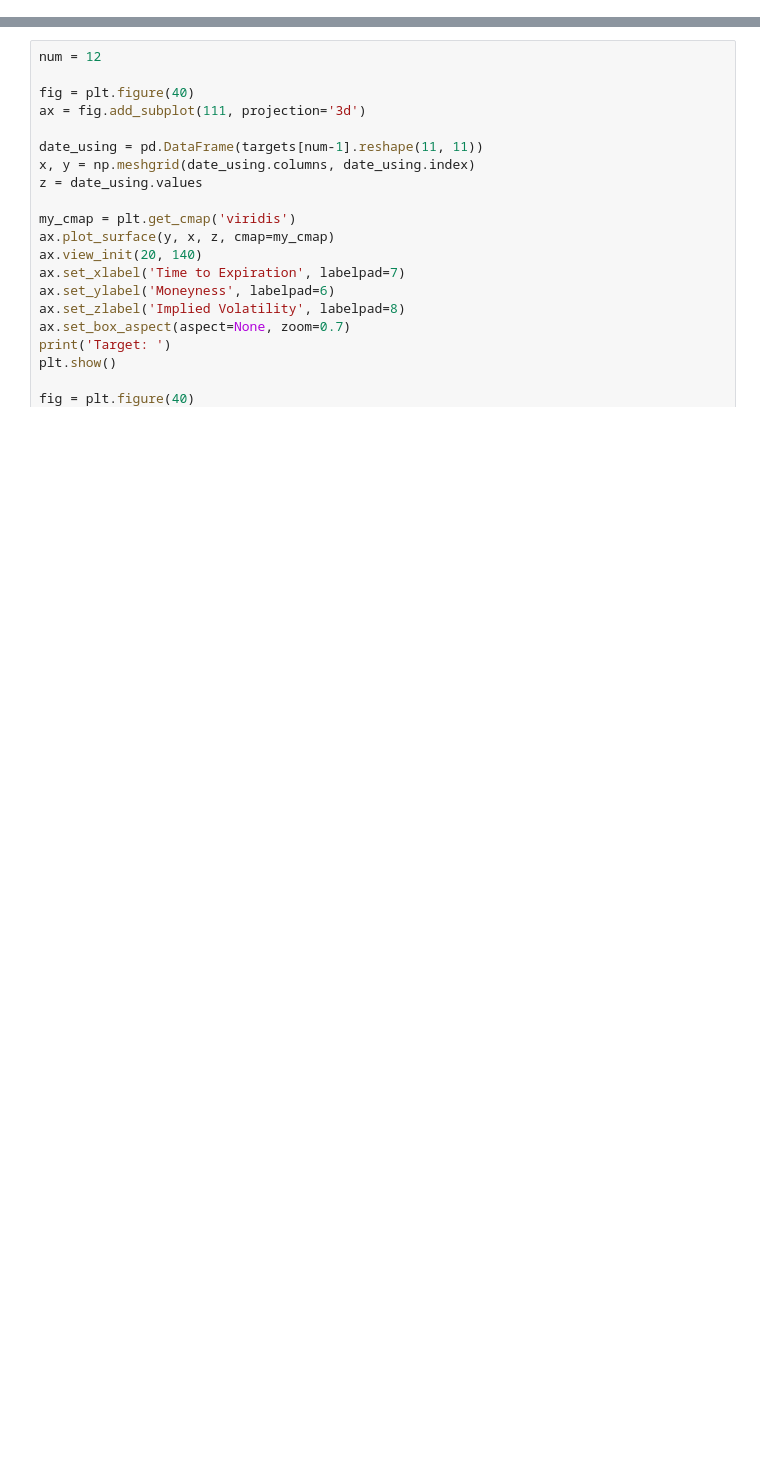
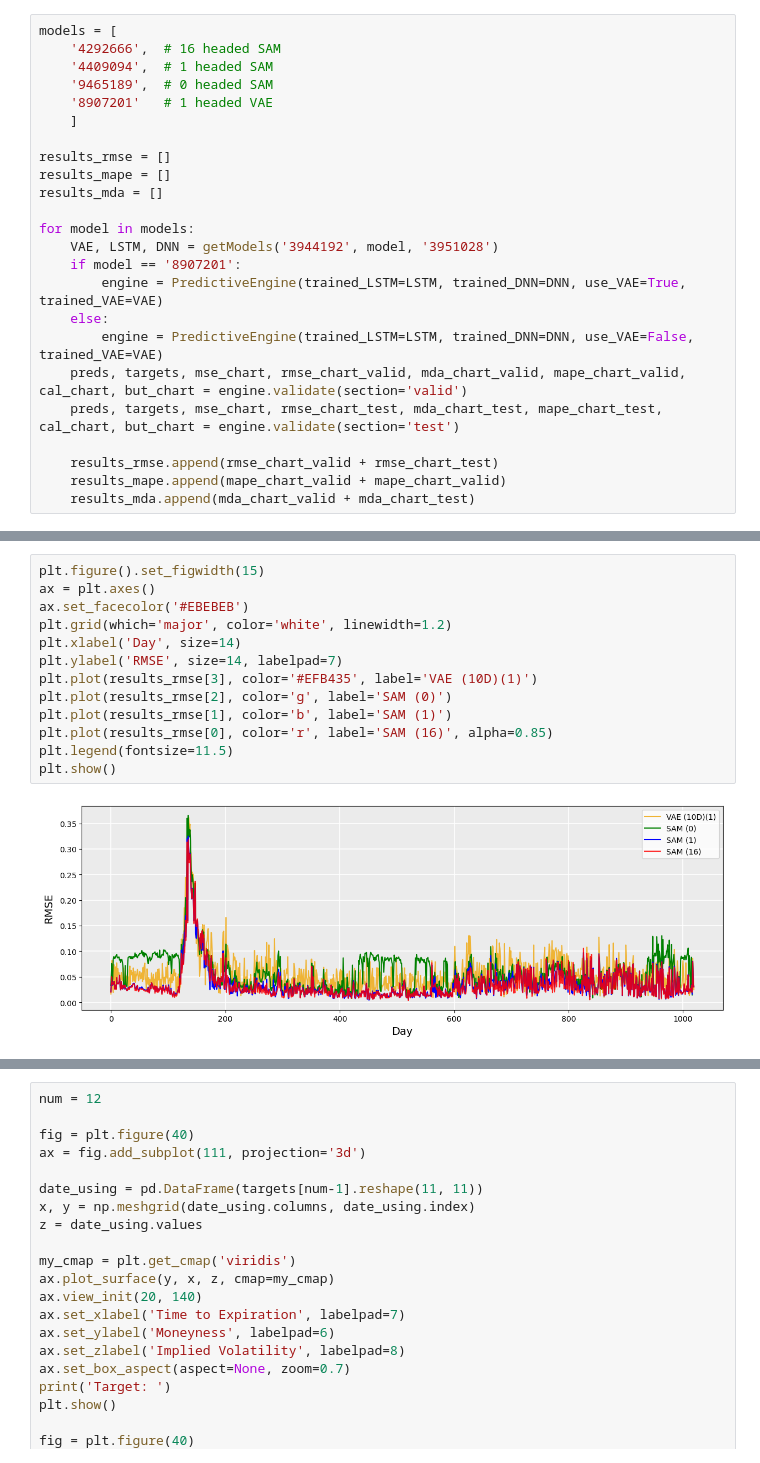
Before and after one commit to elibutters/HITM, a Jupyter notebook: S9_testing.ipynb, the cells around one changed output, grey strips where cells are left out. Cells and saved outputs as stored; diff of their text form; blank space fills up the shorter version.

```diff
--- a/S9_testing.ipynb
+++ b/S9_testing.ipynb
@@ -40 +40,25 @@ MAPE: 0.18284645962653237
 CAL Score: 0.0 | BUT Score: 0.0
+# %%
+models = [
+    '4292666',  # 16 headed SAM
+    '4409094',  # 1 headed SAM
+    '9465189',  # 0 headed SAM
+    '8907201'   # 1 headed VAE
+    ]
+
+results_rmse = []
+results_mape = []
+results_mda = []
+
+for model in models:
+    VAE, LSTM, DNN = getModels('3944192', model, '3951028')
+    if model == '8907201':
+        engine = PredictiveEngine(trained_LSTM=LSTM, trained_DNN=DNN, use_VAE=True, trained_VAE=VAE)
+    else:
+        engine = PredictiveEngine(trained_LSTM=LSTM, trained_DNN=DNN, use_VAE=False, trained_VAE=VAE)
+    preds, targets, mse_chart, rmse_chart_valid, mda_chart_valid, mape_chart_valid, cal_chart, but_chart = engine.validate(section='valid')
+    preds, targets, mse_chart, rmse_chart_test, mda_chart_test, mape_chart_test, cal_chart, but_chart = engine.validate(section='test')
+
+    results_rmse.append(rmse_chart_valid + rmse_chart_test)
+    results_mape.append(mape_chart_valid + mape_chart_valid)
+    results_mda.append(mda_chart_valid + mda_chart_test)
@@ -40,0 +69,15 @@ CAL Score: 0.0 | BUT Score: 0.0
+# %%
+plt.figure().set_figwidth(15)
+ax = plt.axes()
+ax.set_facecolor('#EBEBEB')
+plt.grid(which='major', color='white', linewidth=1.2)
+plt.xlabel('Day', size=14)
+plt.ylabel('RMSE', size=14, labelpad=7)
+plt.plot(results_rmse[3], color='#EFB435', label='VAE (10D)(1)')
+plt.plot(results_rmse[2], color='g', label='SAM (0)')
+plt.plot(results_rmse[1], color='b', label='SAM (1)')
+plt.plot(results_rmse[0], color='r', label='SAM (16)', alpha=0.85)
+plt.legend(fontsize=11.5)
+plt.show()
+# %% [output]
+[figure, added]
```
Also changed, not shown: parts of 11 cells of this notebook, 29 other files.
